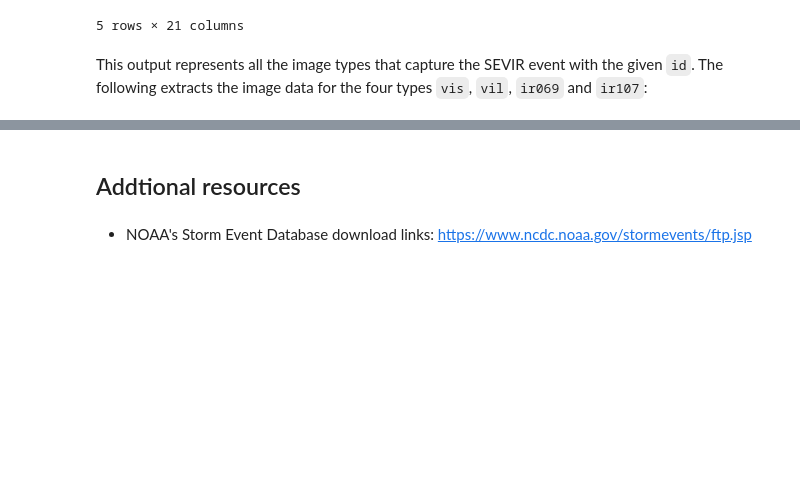
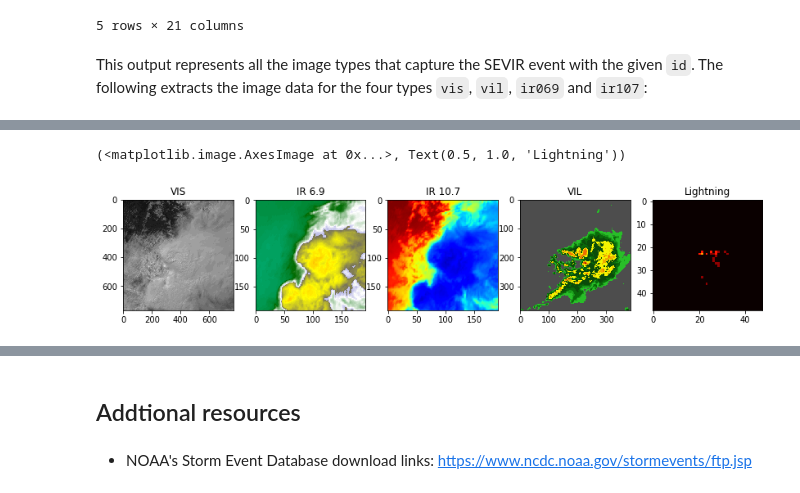
Before and after one commit to MIT-AI-Accelerator/eie-sevir, a Jupyter notebook: examples/SEVIR_Tutorial.ipynb, the cells around one changed output, grey strips where cells are left out. Saved outputs shown, nothing was run; the diff lists cells and outputs as text; code cells hidden in the pictures; blank space fills up the shorter version.

```diff
--- a/examples/SEVIR_Tutorial.ipynb
+++ b/examples/SEVIR_Tutorial.ipynb
@@ -292,0 +358,19 @@ To include lightning in this display, we first need to convert it to a raster ty
+# %%
+from sevir.display import get_cmap
+# Get colormaps for encoded types
+vis_cmap,vis_norm,vis_vmin,vis_vmax = get_cmap('vis',encoded=True)
+ir069_cmap,ir069_norm,ir069_vmin,ir069_vmax = get_cmap('ir069',encoded=True)
+ir107_cmap,ir107_norm,ir107_vmin,ir107_vmax = get_cmap('ir107',encoded=True)
+vil_cmap,vil_norm,vil_vmin,vil_vmax = get_cmap('vil',encoded=True)
+lght_cmap,lght_norm,lght_vmin,lght_vmax = get_cmap('lght',encoded=True)
+
+fig,axs = plt.subplots(1,5,figsize=(14,5))
+frame_idx = 30
+axs[0].imshow(vis[:,:,frame_idx],cmap=vis_cmap,norm=vis_norm,vmin=vis_vmin,vmax=vis_vmax), axs[0].set_title('VIS')
+axs[1].imshow(ir069[:,:,frame_idx],cmap=ir069_cmap,norm=ir069_norm,vmin=ir069_vmin,vmax=ir069_vmax), axs[1].set_title('IR 6.9')
+axs[2].imshow(ir107[:,:,frame_idx],cmap=ir107_cmap,norm=ir107_norm,vmin=ir107_vmin,vmax=ir107_vmax), axs[2].set_title('IR 10.7')
+axs[3].imshow(vil[:,:,frame_idx],cmap=vil_cmap,norm=vil_norm,vmin=vil_vmin,vmax=vil_vmax), axs[3].set_title('VIL')
+axs[4].imshow(lght[:,:,frame_idx],cmap=lght_cmap,norm=lght_norm,vmin=lght_vmin,vmax=lght_vmax), axs[4].set_title('Lightning')
+# %% [output]
+(<matplotlib.image.AxesImage at 0x...>, Text(0.5, 1.0, 'Lightning'))
+[figure, added]
```
Also changed, not shown: parts of 13 cells of this notebook, 1 other file.
